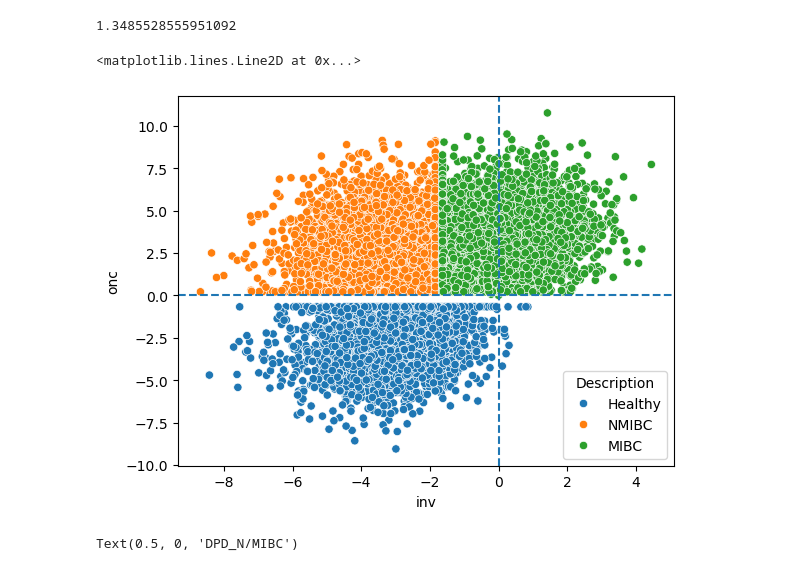
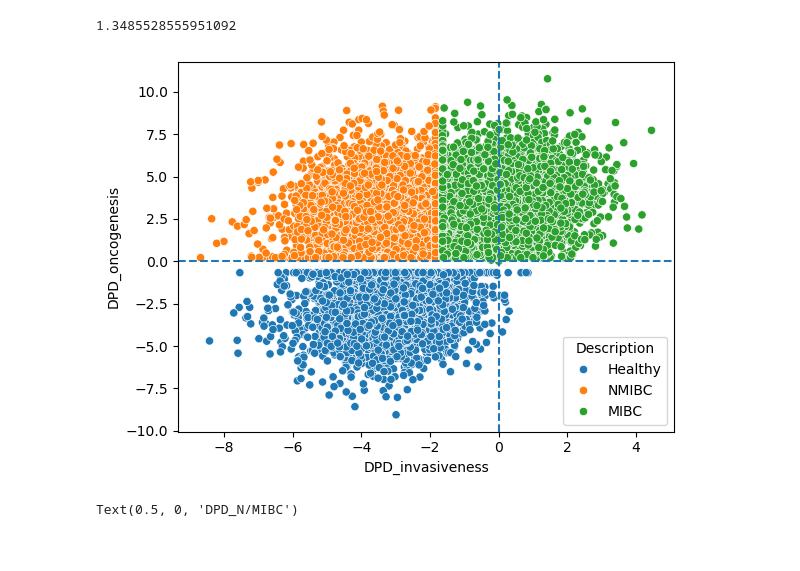
Before and after one commit to jingsday/blca_Scripts, a Jupyter notebook: blca_Scripts_mouse_plos/blca_Scripts_pkl_visualizations.ipynb, the cells around one changed output. Drawn from its saved outputs; the diff is of its cells as text; code cells hidden in the pictures.

```diff
--- a/perturbations/visualizations.ipynb
+++ b/blca_Scripts_mouse_plos/blca_Scripts_pkl_visualizations.ipynb
@@ -310,7 +310,7 @@ healthy_onc_DPD
 # %%
 from sklearn.metrics import confusion_matrix
 # %%
-DPD_all =pd.read_pickle("/Users/lidiayung/Downloads/lincs_dotproduct.pkl")
+DPD_all =pd.read_pickle("/Users/lidiayung/PhD_project/project_UCD_blca/blca_OUTPUT/blca_OUTPUT_STVs_mouse/lincs_dotproduct.pkl")
 # %%
 DPD_all.reset_index(inplace=True)
 DPD_all['Type']= DPD_all['index'].str[0:10]
@@ -478,13 +478,14 @@ import seaborn as sns
 # %%
 
 sns.scatterplot(DPD_all,x='inv',y='onc',hue='Description')
 plt.axvline(x=0,linestyle='--')
 plt.axhline(y=0,linestyle='--')
-#plt.xlabel('DPD_N/MIBC')
-#plt.savefig("/Users/lidiayung/Downloads/DPD_sct_lincs_healthy_onc.png",dpi=300)
+plt.xlabel('DPD_invasiveness')
+plt.ylabel('DPD_oncogenesis')
+
+plt.savefig("/Users/lidiayung/Downloads/DPD_sct_lincs_healthy_onc.svg",dpi=300)
 # %% [output]
-<matplotlib.lines.Line2D at 0x...>
-[figure, old version]
+[figure, new version]
 # %%
 sns.scatterplot(DPD_all,x='inv',y='onc',hue='Type')
 plt.axvline(x=0,linestyle='--')
```
Also changed, not shown: 4 other files.
